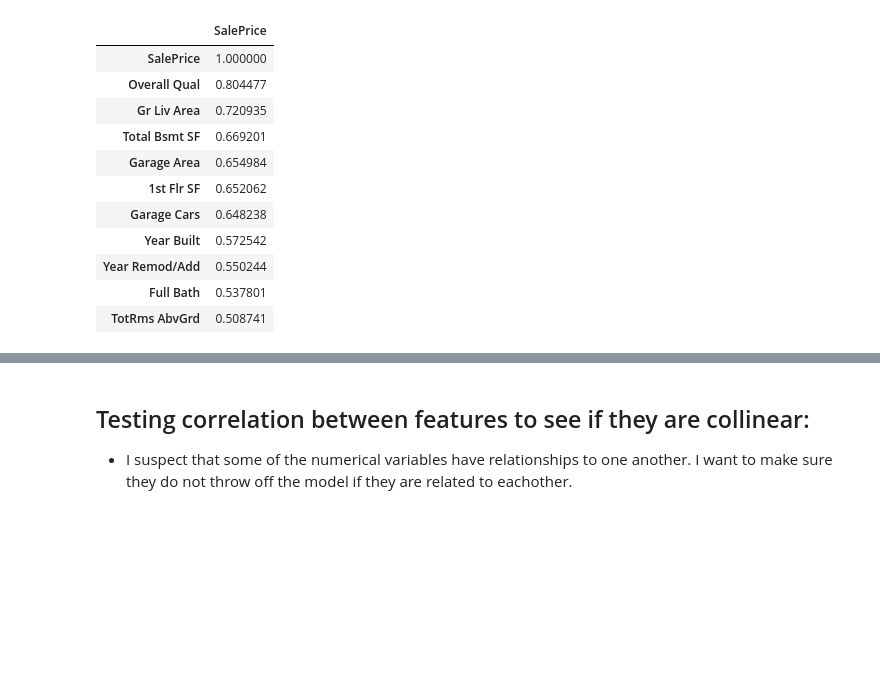
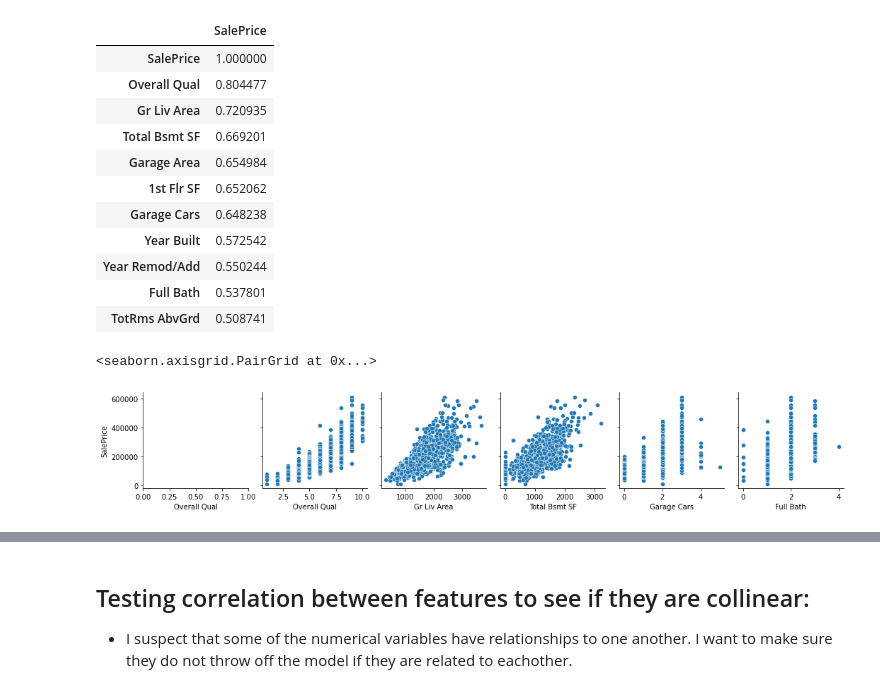
Before and after one commit to mduff12/mduff12, a Jupyter notebook: projects/project2/project_2-master/Coding/01_DataCleaning_EDA.ipynb, the cells around one changed output, grey strips where cells are left out. Drawn from its saved outputs; the diff is of its cells as text; code cells hidden in the pictures; blank space fills up the shorter version.

```diff
--- a/projects/project2/project_2-master/Coding/01_DataCleaning_EDA.ipynb
+++ b/projects/project2/project_2-master/Coding/01_DataCleaning_EDA.ipynb
@@ -222,3 +222,9 @@ df.T.sort_values(by='SalePrice', ascending = False)
 | Year Remod/Add | 0.550244 |
 | Full Bath | 0.537801 |
 | TotRms AbvGrd | 0.508741 |
+# %%
+
+sns.pairplot(house, x_vars=['Overall Qual','Overall Qual', 'Gr Liv Area', 'Total Bsmt SF', 'Garage Cars', 'Full Bath'], y_vars=['SalePrice'])
+# %% [output]
+<seaborn.axisgrid.PairGrid at 0x...>
+[figure, added]
```
Also changed, not shown: parts of 3 cells of this notebook, 2 other files.
